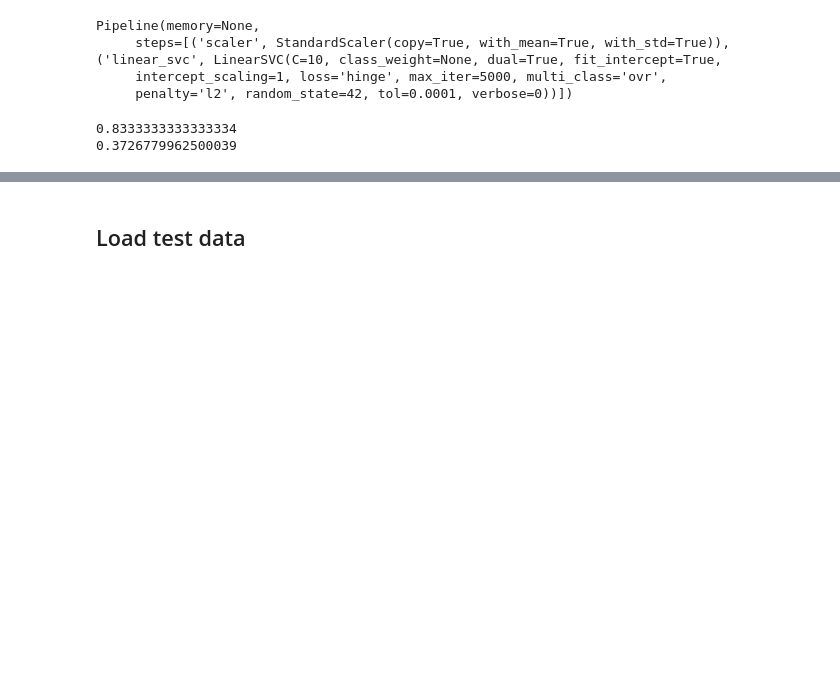
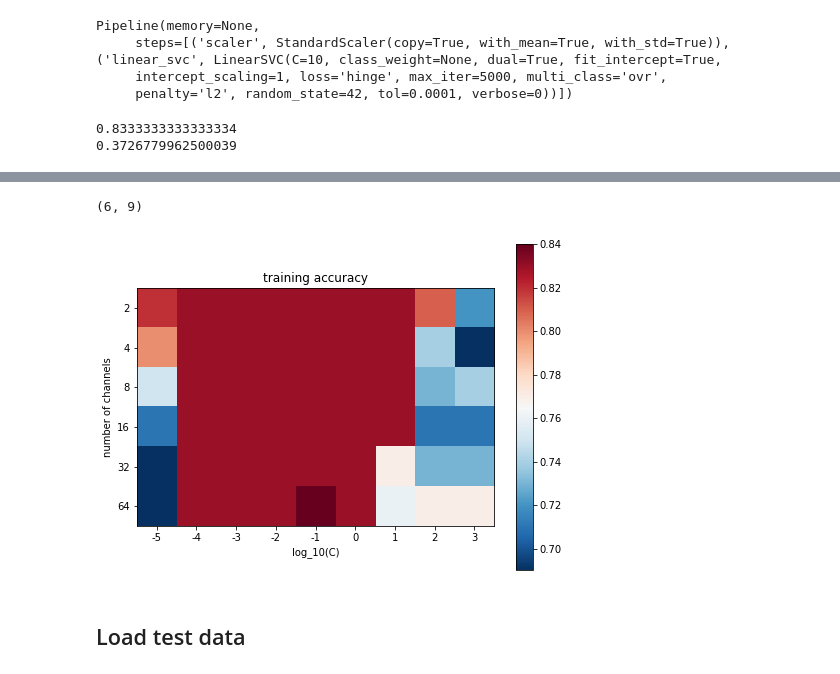
Before and after one commit to ys7yoo/iP300, a Jupyter notebook: classifyUsingSVM.ipynb, the cells around one changed output, grey strips where cells are left out. Drawn from its saved outputs; the diff is of its cells as text; code cells hidden in the pictures; blank space fills up the shorter version.

```diff
--- a/classifyUsingSVM.ipynb
+++ b/classifyUsingSVM.ipynb
@@ -152,3 +249,30 @@ print(np.std(Y_train==Yhat))
+# %%
+accuracy = list()
+Chs = (2, 4, 8, 16, 32, 64)
+for num_chosen_channels in Chs:
+    mean_accuracy = np.loadtxt("{}_training_accuracy_SVM_ch{}.txt".format(subject,num_chosen_channels))
+    accuracy.append(mean_accuracy)
+
+accuracy = np.array(accuracy)
+accuracy.shape
+# %% [output]
+(6, 9)
+# %%
+
+plt.figure(figsize=(8,6))
+
+plt.imshow(accuracy, cmap='RdBu_r',interpolation="none")
+plt.colorbar()
+plt.xticks(range(len(Cs)), ["{:.0f}".format(np.log10(x)) for x in Cs])
+plt.xlabel('log_10(C)')
+plt.yticks(range(len(Chs)), ["{:.0f}".format(y) for y in Chs])
+plt.ylabel('number of channels')
+plt.title('training accuracy')
+
+plt.savefig("{}_training_accuracy_SVM.pdf".format(subject))
+plt.savefig("{}_training_accuracy_SVM.png".format(subject))
+# %% [output]
+[figure, added]
 # %% [markdown]
 ## Load test data
 # %%
```
Also changed, not shown: parts of 14 cells of this notebook, 26 other files.
